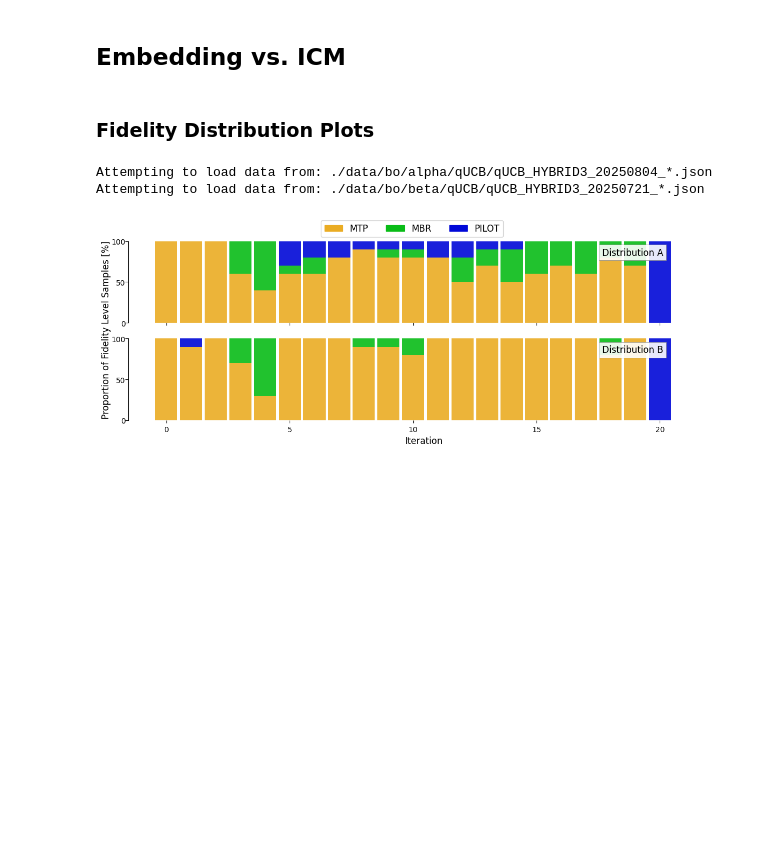
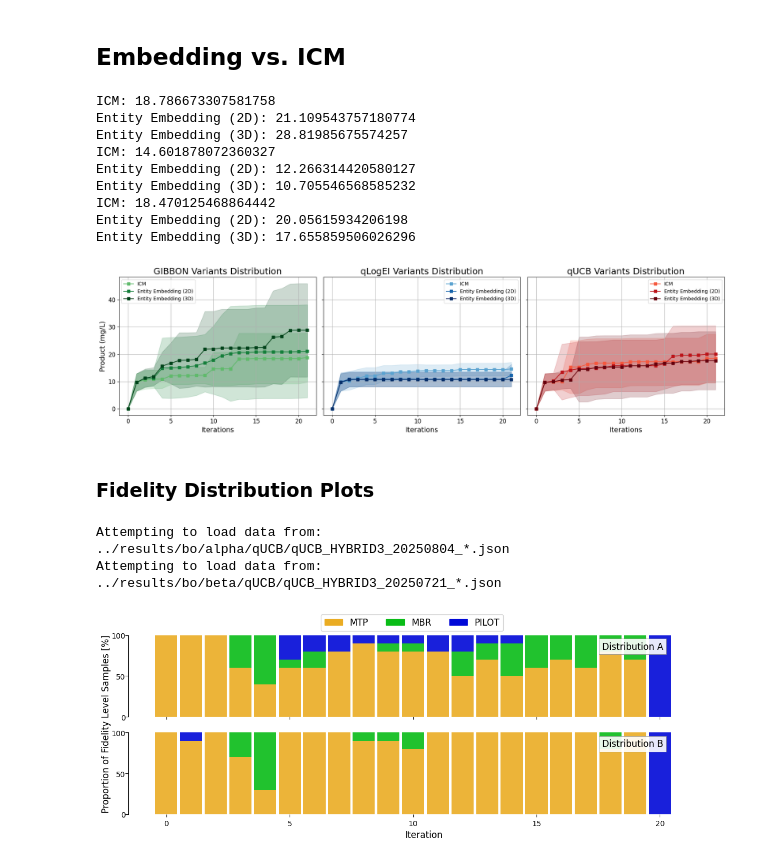
Before and after one commit to adrian-martens/mf-bo4bio, a Jupyter notebook: notebooks/performance_plots.ipynb, the cells around one changed output. Saved outputs shown, nothing was run; the diff lists cells and outputs as text; code cells hidden in the pictures; blank space fills up the shorter version.

Commit message:
fixed data handling error

```diff
--- a/notebooks/performance_plots.ipynb
+++ b/notebooks/performance_plots.ipynb
@@ -291,8 +285,8 @@ plot_results(True, True, True, True, True, True, True, mbr_level=fidelity_level[
 # %%
 from matplotlib import cm
 
-dist = "alpha"
-date = "20250804"
+dist = "alpha" # Choose from "alpha" or "beta"
+date = "20250804" # "20250804" for dist = "alpha" and "20250721" for dist = "beta"
 
 # Load experiment results
 def extract_data(file_path, fidelity_level=[0, 7, 10], dist=dist):
@@ -308,7 +302,6 @@ def extract_data(file_path, fidelity_level=[0, 7, 10], dist=dist):
         return lst
 
     def experiments(lst):
-        import vlab as vl
         result = vl.conduct_experiment(lst, mbr_level=7, clone_distribution=dist)
         return result[0]
 
@@ -352,26 +345,19 @@ def extract_data(file_path, fidelity_level=[0, 7, 10], dist=dist):
 # Industrial variants to compare
 industrial_variants = {
     "GIBBON": {
-        "ICM": f"./data/bo/{dist}/gibbon_icm/ \
-        gibbon_icm_native_ICM_WRAPPED_{date}_*.json",
-        "Entity Embedding (2D)": f"./data/bo/{dist}/gibbon_icm/ \
-        gibbon_icm_native_HYBRID2_{date}_*.json",
-        "Entity Embedding (3D)": f"./data/bo/{dist}/gibbon_icm/ \
-        gibbon_icm_native_HYBRID3_{date}_*.json",
+        "ICM": f"../results/bo/{dist}/gibbon_icm/gibbon_icm_native_ICM_WRAPPED_{date}_*.json",
+        "Entity Embedding (2D)": f"../results/bo/{dist}/gibbon_icm/gibbon_icm_native_HYBRID2_{date}_*.json",
+        "Entity Embedding (3D)": f"../results/bo/{dist}/gibbon_icm/gibbon_icm_native_HYBRID3_{date}_*.json",
     },
     "qLogEI": {
-        "ICM": f"./data/bo/{dist}/qLogEI/qEI_ICM_WRAPPED_{date}_*.json",
-        "Entity Embedding (2D)": f"./data/bo/{dist}/qLogEI/ \
-        qEI_HYBRID2_{date}_*.json",
-        "Entity Embedding (3D)": f"./data/bo/{dist}/qLogEI/ \
-        qEI_HYBRID3_{date}_*.json",
+        "ICM": f"../results/bo/{dist}/qLogEI/qEI_ICM_WRAPPED_{date}_*.json",
+        "Entity Embedding (2D)": f"../results/bo/{dist}/qLogEI/qEI_HYBRID2_{date}_*.json",
+        "Entity Embedding (3D)": f"../results/bo/{dist}/qLogEI/qEI_HYBRID3_{date}_*.json",
     },
     "qUCB": {
-        "ICM": f"./data/bo/{dist}/qUCB/qUCB_ICM_WRAPPED_{date}_*.json",
-        "Entity Embedding (2D)": f"./data/bo/{dist}/qUCB/ \
-        qUCB_HYBRID2_{date}_*.json",
-        "Entity Embedding (3D)": f"./data/bo/{dist}/qUCB/ \
-        qUCB_HYBRID3_{date}_*.json",
+        "ICM": f"../results/bo/{dist}/qUCB/qUCB_ICM_WRAPPED_{date}_*.json",
+        "Entity Embedding (2D)": f"../results/bo/{dist}/qUCB/qUCB_HYBRID2_{date}_*.json",
+        "Entity Embedding (3D)": f"../results/bo/{dist}/qUCB/qUCB_HYBRID3_{date}_*.json",
 }
 }
 
@@ -398,34 +384,45 @@ def plot_industrial_variants_row(data_dict):
             print(f"""{label}: {data["avg_best_values"].iloc[-1]}""")
             ax.plot(iterations, data["avg_best_values"],
                     label=label, color=color, marker="s")
             ax.fill_between(iterations,
                             data["avg_best_values"] - data["std_best_values"],
                             data["avg_best_values"] + data["std_best_values"],
                             color=color, alpha=0.2)
 
         ax.tick_params(axis='both', which='major', labelsize=12)
         ax.set_title(f"{method} Variants Distribution", fontsize=18)
         ax.set_xlabel("Iterations", fontsize=14)
         if idx == 0:
             ax.set_ylabel("Product (mg/L)", fontsize=14)
         ax.grid(True)
         ax.legend()
 
     plt.tight_layout()
-    plt.savefig(f"plots/clone_representation_{dist}.pdf")
+    #plt.savefig(f"plots/clone_representation_{dist}.pdf")
     plt.show()
 
 # Load and process all variant data
 processed_data = {
     method: {
         variant: extract_data(path)
         for variant, path in variants.items()
     }
     for method, variants in industrial_variants.items()
 }
 
 # Plot
 plot_industrial_variants_row(processed_data)
+# %% [output]
+ICM: 18.786673307581758
+Entity Embedding (2D): 21.109543757180774
+Entity Embedding (3D): 28.81985675574257
+ICM: 14.601878072360327
+Entity Embedding (2D): 12.266314420580127
+Entity Embedding (3D): 10.705546568585232
+ICM: 18.470125468864442
+Entity Embedding (2D): 20.05615934206198
+Entity Embedding (3D): 17.655859506026296
+[figure, added]
 # %% [markdown]
 ### Fidelity Distribution Plots
 # %%
@@ -489,7 +486,7 @@ for idx, dist in enumerate(clone_distributions):
 
     current_date = distribution_dates.get(dist, "20250804")
 
-    file_pattern = f"./data/bo/{dist}/qUCB/qUCB_HYBRID3_{current_date}_*.json"
+    file_pattern = f"../results/bo/{dist}/qUCB/qUCB_HYBRID3_{current_date}_*.json"
     print(f"Attempting to load data from: {file_pattern}")
 
     try:
@@ -558,6 +555,6 @@ plt.tight_layout(rect=[0.1, 0.1, 0.9, 0.95])
 #plt.savefig("plots/fidelity_distribution_qUCB.pdf")
 plt.show()
 # %% [output]
-Attempting to load data from: ./data/bo/alpha/qUCB/qUCB_HYBRID3_20250804_*.json
-Attempting to load data from: ./data/bo/beta/qUCB/qUCB_HYBRID3_20250721_*.json
+Attempting to load data from: ../results/bo/alpha/qUCB/qUCB_HYBRID3_20250804_*.json
+Attempting to load data from: ../results/bo/beta/qUCB/qUCB_HYBRID3_20250721_*.json
 [figure]
```
Also changed, not shown: parts of 1 cell of this notebook.
